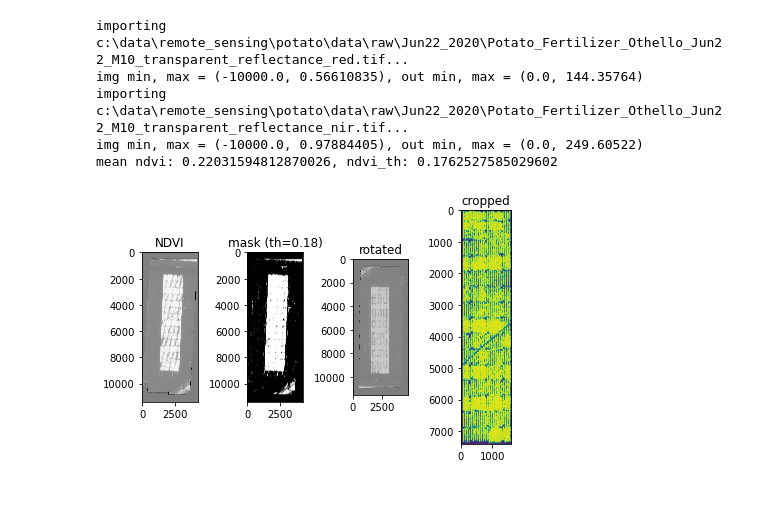
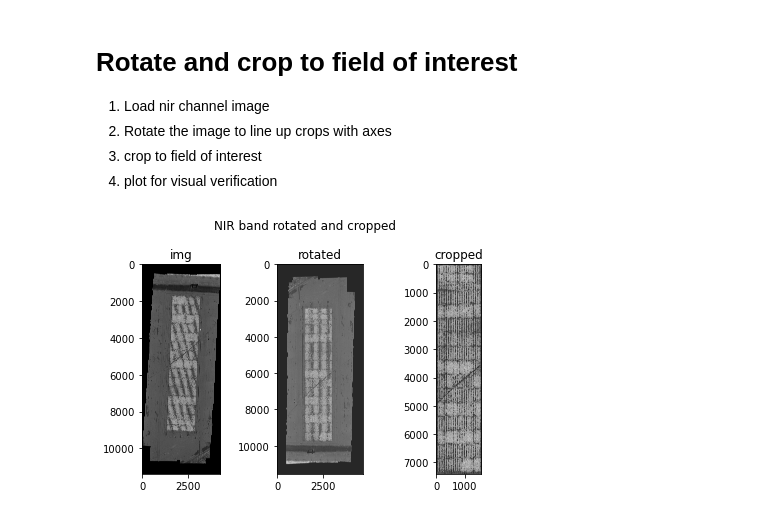
Before and after one commit to fieryWalrus1002/potato, a Jupyter notebook: 1_image_prep.ipynb, the cells around one changed output. Saved outputs shown, nothing was run; the diff lists cells and outputs as text; code cells hidden in the pictures.

Commit message:
updating flow of image proc

```diff
--- a/1_image_prep.ipynb
+++ b/1_image_prep.ipynb
@@ -130,58 +68,33 @@ def calc_spec_idx(band_a, band_b) -> np.array:
+# %% [markdown]
+# Rotate and crop to field of interest
+1. Load nir channel image
+2. Rotate the image to line up crops with axes
+3. crop to field of interest
+4. plot for visual verification
 # %%
-widget.FloatSlider(
-    value=7.5,
-    min=0,
-    max=10.0,
-    step=0.1,
-    description='Test:',
-    disabled=False,
-    continuous_update=False,
-    orientation='horizontal',
-    readout=True,
-    readout_format='.1f',
-)
-# 1.load red and nir channels
-red = load_img("red")
-nir = load_img("nir")
+# 1.load nir channel as img array
+img = improc.load_img("nir")
 
-# 2. calculate NDVI
-ndvi = calc_spec_idx(band_a=nir, band_b=red)
+# 2. rotate
+img_rotate = ndimage.rotate(img, angle=182.4, reshape=True)
 
-# 3. calculate NDVI threshold
-ndvi_th = np.mean(ndvi) * 0.8
-print(f"mean ndvi: {np.mean(ndvi)}, ndvi_th: {ndvi_th}")
-
-# 4. use the NDVI image to create a mask
-ndvi_mask = np.where(ndvi > ndvi_th, 1, 0)
-
-# 5. rotate the image
-ndvi_rotate = ndimage.rotate(ndvi, angle=182.4, reshape=True)
-
-
-# 6. crop the image. Origin is upper left in a numpy array.
+# 3. crop
 y_limits = [2400, 9800]
 x_limits = [1460, 3050]
-ndvi_cropped = ndvi_rotate[y_limits[0] : y_limits[1], x_limits[0] : x_limits[1]]
+img_crop = img_rotate[y_limits[0] : y_limits[1], x_limits[0] : x_limits[1]]
 
-# 7. Display the images as one figure.
-fig, axs = plt.subplots(1, 4)
-axs[0].imshow(ndvi, cmap="gray")
-axs[0].set_title("NDVI")
+# 4. plot as one figure
+fig, axs = plt.subplots(1, 3)
+fig.suptitle("NIR band rotated and cropped")
+axs[0].imshow(img, cmap="gray")
+axs[0].set_title("img")
 
-axs[1].imshow(ndvi_mask, cmap="gray")
-axs[1].set_title(f"mask (th={round(ndvi_th, 2)})")
+axs[1].imshow(img_rotate, cmap="gray")
+axs[1].set_title("rotated")
 
-axs[2].imshow(ndvi_rotate, cmap="gray")
-axs[2].set_title("rotated")
-
-axs[3].imshow(ndvi_cropped, cmap="viridis")
-axs[3].set_title("cropped")
+axs[2].imshow(img_crop, cmap="gray")
+axs[2].set_title("cropped")
 
 fig.tight_layout()
 # %% [output]
-importing c:\data\remote_sensing\potato\data\raw\Jun22_2020\Potato_Fertilizer_Othello_Jun22_M10_transparent_reflectance_red.tif...
-img min, max = (-10000.0, 0.56610835), out min, max = (0.0, 144.35764)
-importing c:\data\remote_sensing\potato\data\raw\Jun22_2020\Potato_Fertilizer_Othello_Jun22_M10_transparent_reflectance_nir.tif...
-img min, max = (-10000.0, 0.97884405), out min, max = (0.0, 249.60522)
-mean ndvi: 0.22031594812870026, ndvi_th: 0.1762527585029602
-[figure, old version]
+[figure, new version]
```
Also changed, not shown: parts of 20 cells of this notebook, 3 other files.
